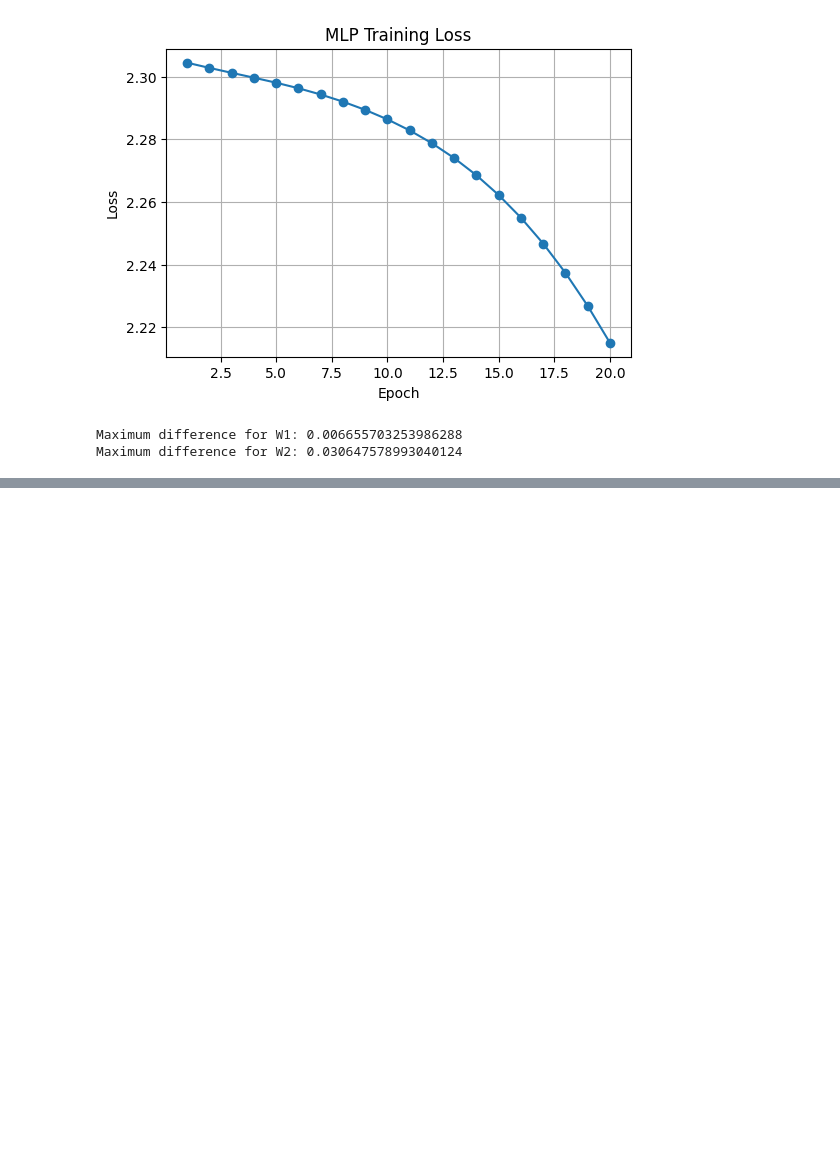
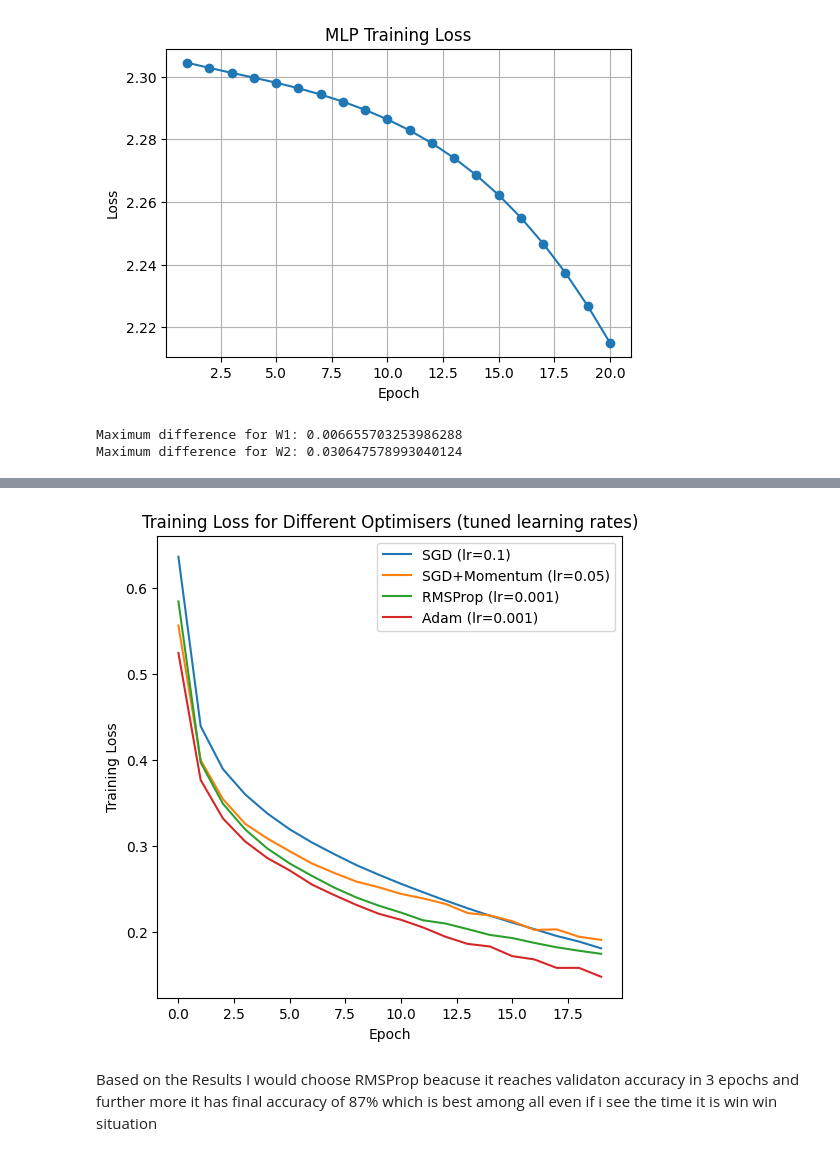
Before and after one commit to ranahusain/fashionMINST, a Jupyter notebook: DL-fashinMINST.ipynb, the cells around one changed output, grey strips where cells are left out. Saved outputs shown, nothing was run; the diff lists cells and outputs as text; code cells hidden in the pictures; blank space fills up the shorter version.

```diff
--- a/DL-fashinMINST.ipynb
+++ b/DL-fashinMINST.ipynb
@@ -233,0 +900,22 @@ Maximum difference for W2: 0.030647578993040124
+# %%
+#Adam tuned
+adam_tuned_model = Sequential([
+    Dense(784, input_dim=784, activation='relu'),
+    Dense(64, activation='relu'),
+    Dense(10, activation='softmax')
+])
+
+adam_tuned_model.compile(optimizer=Adam(learning_rate=0.001),
+                          loss='categorical_crossentropy',
+                          metrics=['accuracy'])
+
+start = time.time()
+adam_tuned_history = adam_tuned_model.fit(X_train, y_train_cat,
+                                           validation_data=(X_val, y_val_cat),
+                                           epochs=20, batch_size=100,
+                                           verbose=1)
+adam_tuned_time = time.time() - start
+
+print("adam tuned epochs to 85%:", epochs_to_reach(adam_tuned_history))
+print("adam tuned final val acc:", adam_tuned_history.history['val_accuracy'][-1])
+print("adam tuned wall clock time:", adam_tuned_time)
@@ -233,0 +967,16 @@ Maximum difference for W2: 0.030647578993040124
+# %%
+plt.figure(figsize=(6,6))
+plt.plot(sgd_tuned_history.history['loss'], label='SGD (lr=0.1)')
+plt.plot(sgd_mom_tuned_history.history['loss'], label='SGD+Momentum (lr=0.05)')
+plt.plot(rms_tuned_history.history['loss'], label='RMSProp (lr=0.001)')
+plt.plot(adam_tuned_history.history['loss'], label='Adam (lr=0.001)')
+
+plt.title("Training Loss for Different Optimisers (tuned learning rates)")
+plt.xlabel("Epoch")
+plt.ylabel("Training Loss")
+plt.legend()
+plt.show()
+# %% [output]
+[figure, added]
+# %% [markdown]
+Based on the Results I would choose RMSProp beacuse it reaches validaton accuracy in 3 epochs and further more it has final accuracy of 87% which is best among all even if i see the time it is win win situation
```
Also changed, not shown: parts of 38 cells of this notebook.
